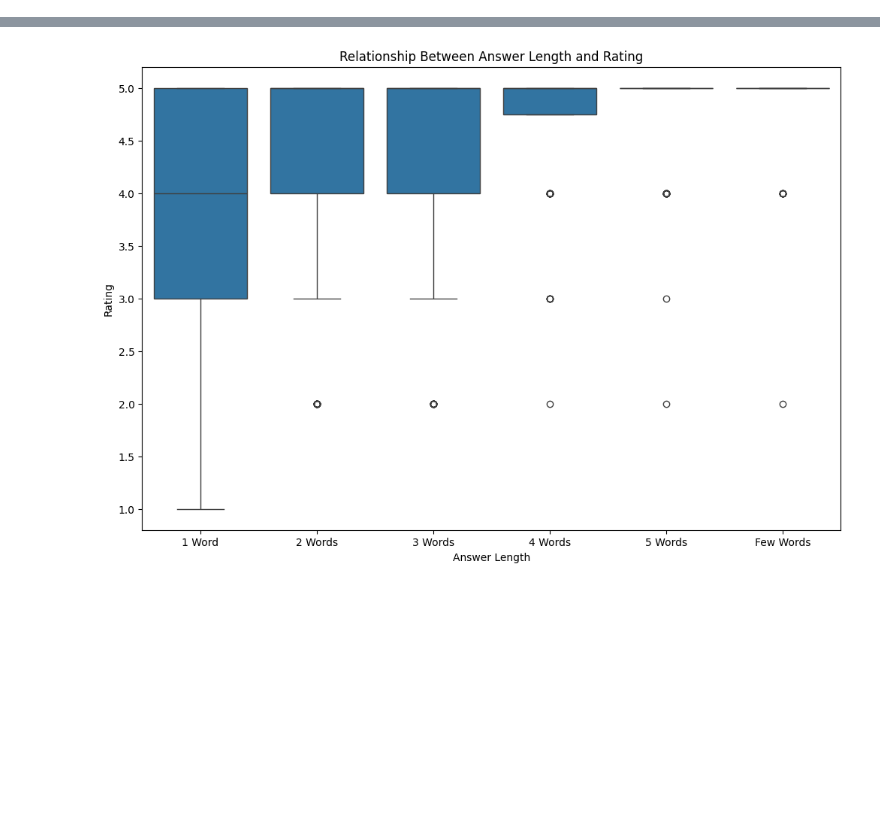
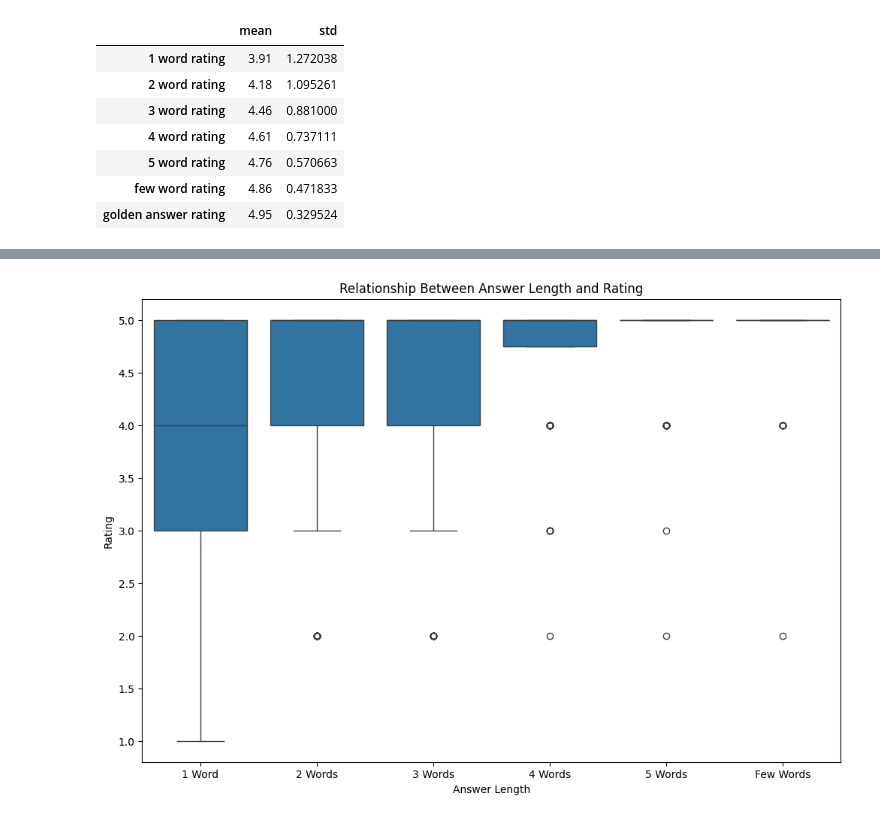
Before and after one commit to nociza/askme-vllm, a Jupyter notebook: experiments/prepare_data.ipynb, the cells around one changed output, grey strips where cells are left out. Drawn from its saved outputs; the diff is of its cells as text; code cells hidden in the pictures; blank space fills up the shorter version.

```diff
--- a/experiments/prepare_data.ipynb
+++ b/experiments/prepare_data.ipynb
@@ -73 +73,36 @@ Results already exist.
 100 rows × 99 columns
+# %%
+from lib.llm_utils import PROMPT_TYPES
+
+merged_df = pd.read_csv('data_samples/paragraph-questions-100-short-answers.csv')
+
+rating_columns = {
+    '1_word_answer_rating_score': '1 word rating',
+    '2_words_answer_rating_score': '2 word rating',
+    '3_words_answer_rating_score': '3 word rating',
+    '4_words_answer_rating_score': '4 word rating',
+    '5_words_answer_rating_score': '5 word rating',
+    'few_words_answer_rating_score': 'few word rating',
+}
+
+answer_columns = [prompt + '_answer_text' for prompt in PROMPT_TYPES]
+
+rating_data = merged_df[list(rating_columns.keys()) + answer_columns].rename(columns=rating_columns)
+
+rating_stats = rating_data.describe().T[['mean', 'std']]
+
+golden_answer_mean = data_df['value'].mean()
+golden_answer_std = data_df['value'].std()
+
+rating_stats.loc['golden answer rating'] = [golden_answer_mean, golden_answer_std]
+
+rating_stats
+# %% [output]
+|  | mean | std |
+| 1 word rating | 3.91 | 1.272038 |
+| 2 word rating | 4.18 | 1.095261 |
+| 3 word rating | 4.46 | 0.881000 |
+| 4 word rating | 4.61 | 0.737111 |
+| 5 word rating | 4.76 | 0.570663 |
+| few word rating | 4.86 | 0.471833 |
+| golden answer rating | 4.95 | 0.329524 |
```
Also changed, not shown: parts of 3 cells of this notebook, 7 other files.
